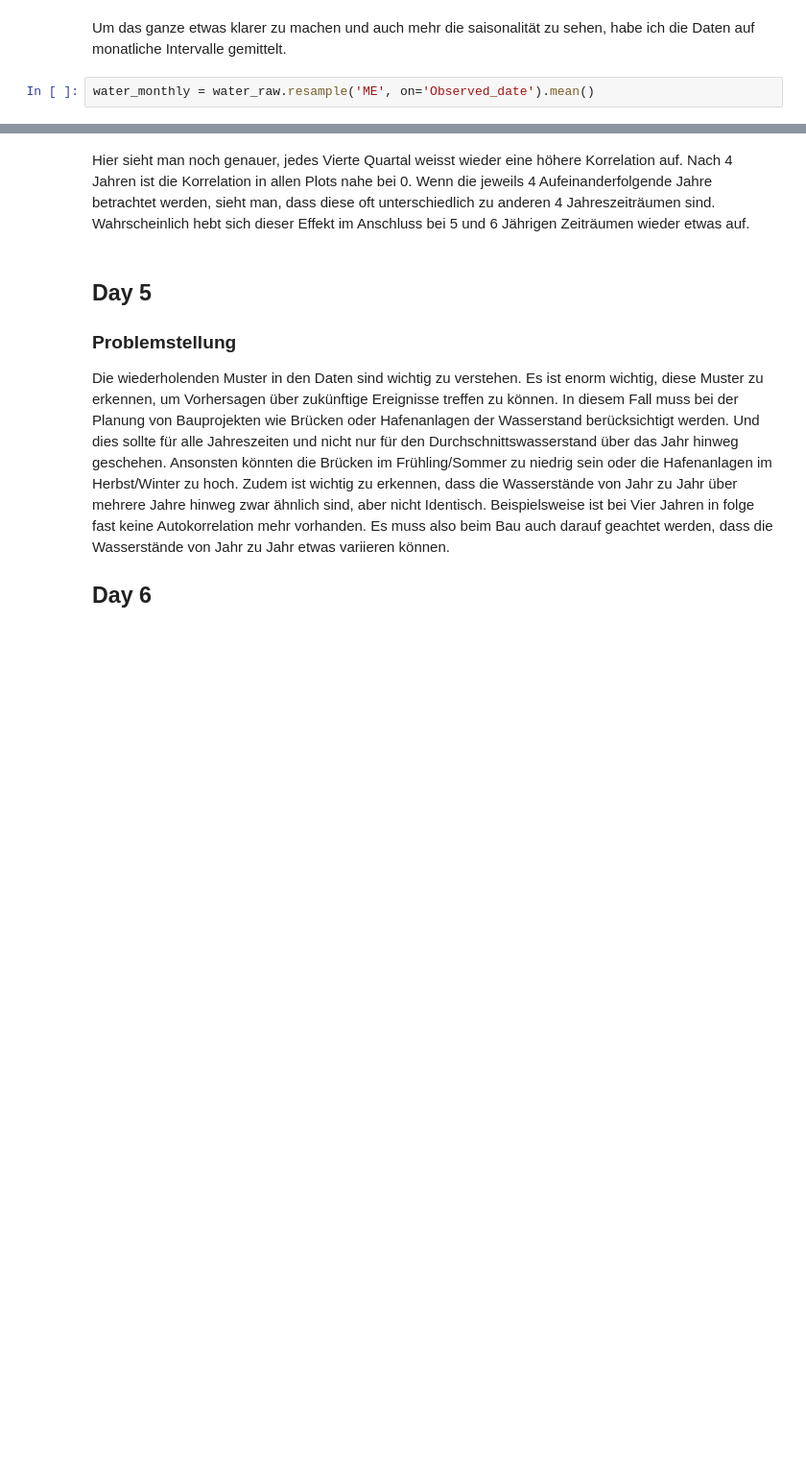
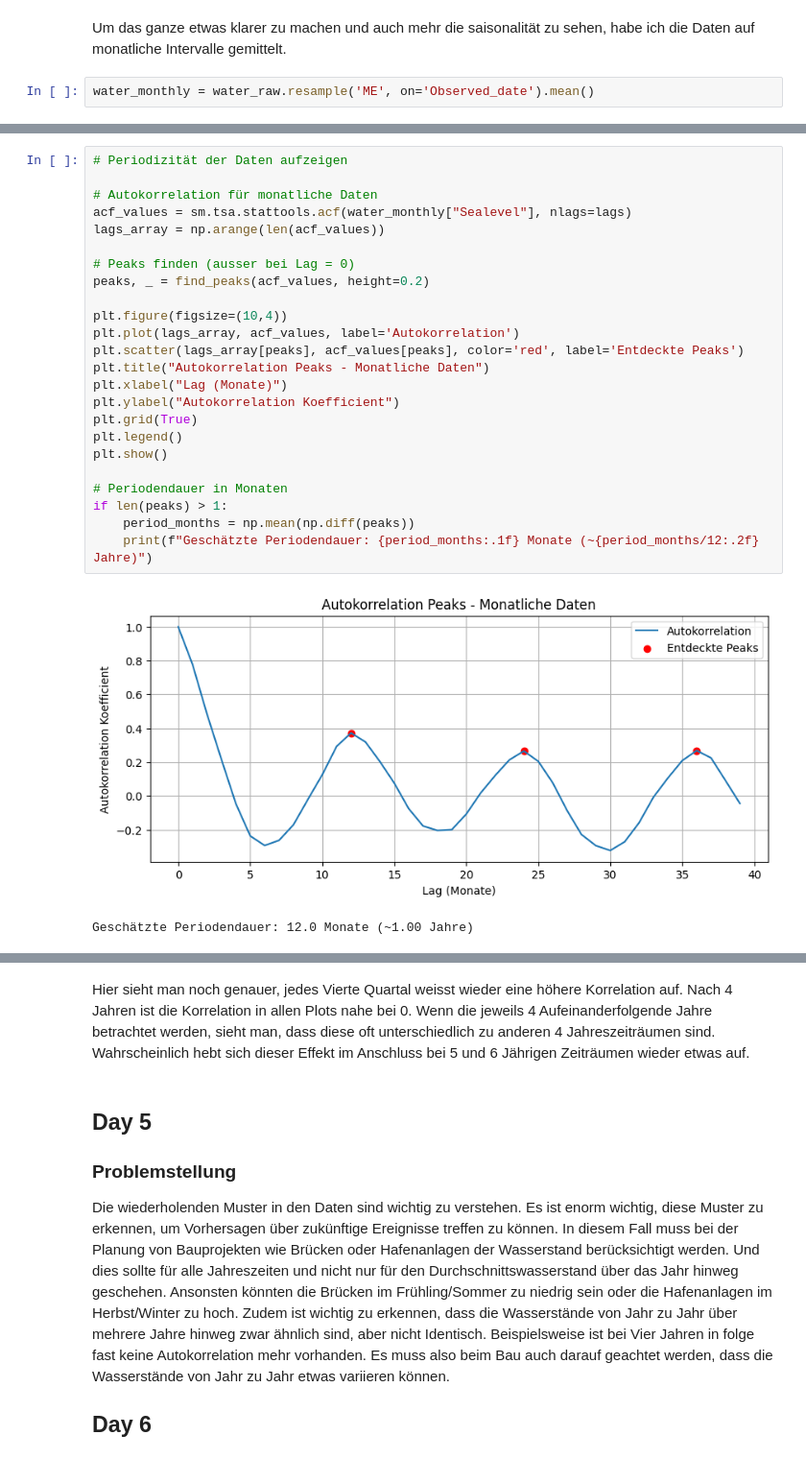
Before and after one commit to adrianmeier2002/gbsv_minichallenges, a Jupyter notebook: MC1/MC1_Day4_9.ipynb, the cells around one changed output, grey strips where cells are left out. Shown at 96% size. Drawn from its saved outputs; the diff is of its cells as text; blank space fills up the shorter version.

```diff
--- a/MC1/MC1_Day4_9.ipynb
+++ b/MC1/MC1_Day4_9.ipynb
@@ -83 +89,28 @@ plt.show()
+# %%
+# Periodizität der Daten aufzeigen
+
+# Autokorrelation für monatliche Daten
+acf_values = sm.tsa.stattools.acf(water_monthly["Sealevel"], nlags=lags)
+lags_array = np.arange(len(acf_values))
+
+# Peaks finden (ausser bei Lag = 0)
+peaks, _ = find_peaks(acf_values, height=0.2)
+
+plt.figure(figsize=(10,4))
+plt.plot(lags_array, acf_values, label='Autokorrelation')
+plt.scatter(lags_array[peaks], acf_values[peaks], color='red', label='Entdeckte Peaks')
+plt.title("Autokorrelation Peaks - Monatliche Daten")
+plt.xlabel("Lag (Monate)")
+plt.ylabel("Autokorrelation Koefficient")
+plt.grid(True)
+plt.legend()
+plt.show()
+
+# Periodendauer in Monaten
+if len(peaks) > 1:
+    period_months = np.mean(np.diff(peaks))
+    print(f"Geschätzte Periodendauer: {period_months:.1f} Monate (~{period_months/12:.2f} Jahre)")
+# %% [output]
+[figure, added]
+Geschätzte Periodendauer: 12.0 Monate (~1.00 Jahre)
 # %% [markdown]
```
Also changed, not shown: parts of 7 cells of this notebook, 1 other file.
